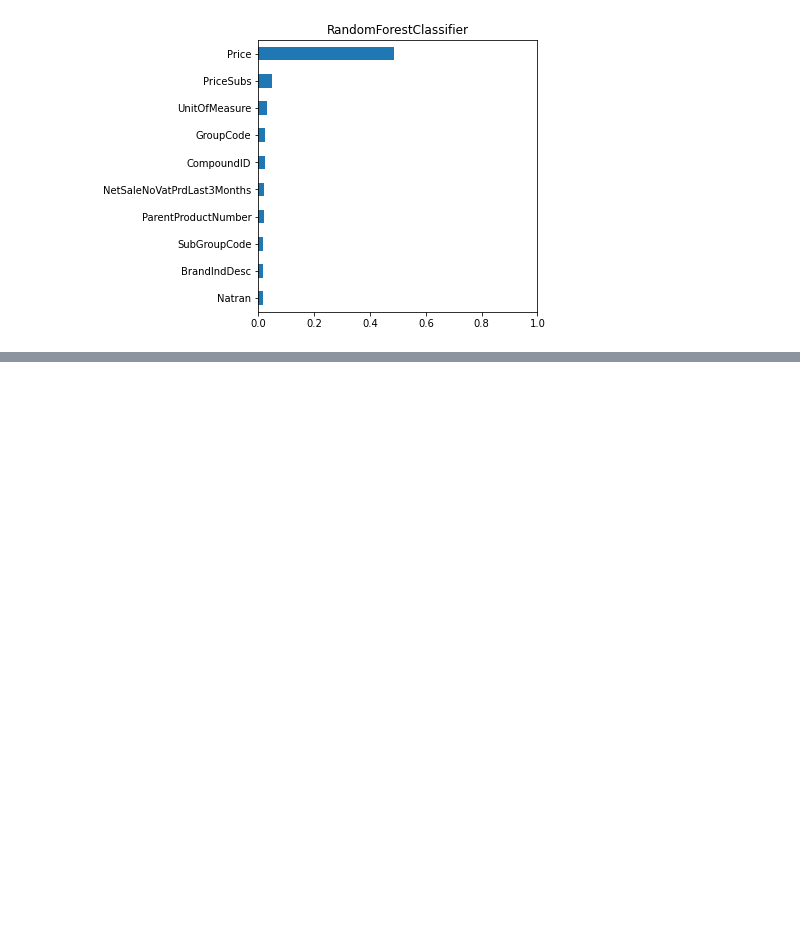
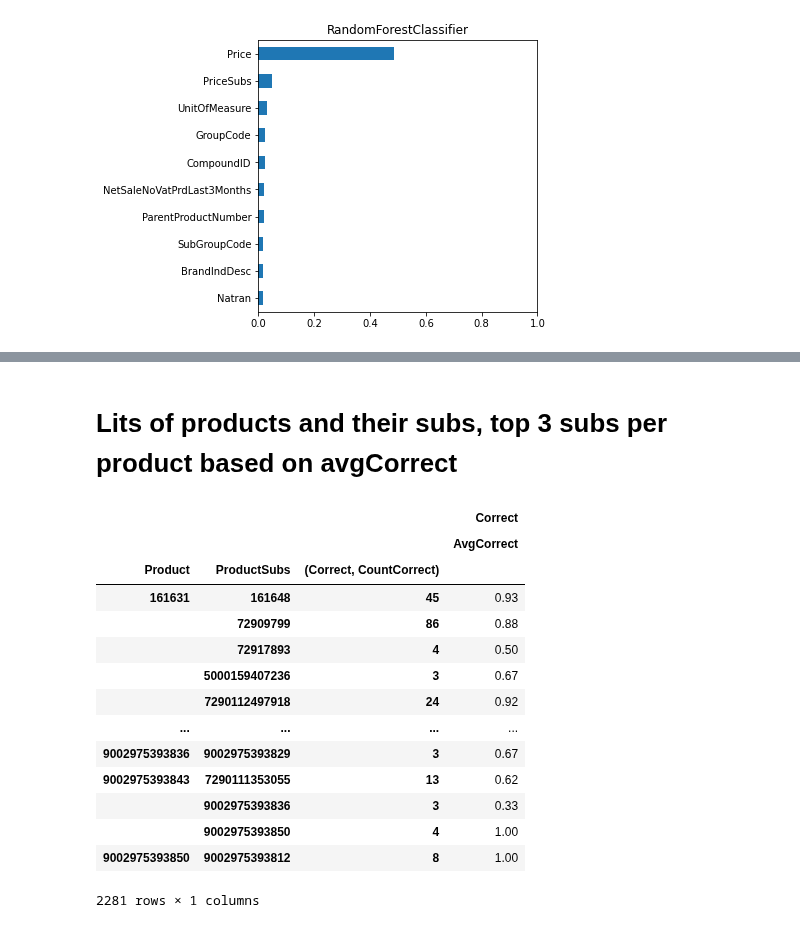
Before and after one commit to DanielKorenDataScience/ClassificationProject, a Jupyter notebook: Shufersal_predict.ipynb, the cells around one changed output, grey strips where cells are left out. Cells and saved outputs as stored; diff of their text form; code cells hidden in the pictures; blank space fills up the shorter version.

```diff
--- a/Shufersal_predict.ipynb
+++ b/Shufersal_predict.ipynb
@@ -475,0 +663,4 @@ running:  RandomForestClassifier (38122, 48)
+# %%
+mask3 = (result_stat.iloc[:,1] >=3)
+df_res = result_stat[mask3]
+df_res.head(10)
@@ -475,0 +703,22 @@ running:  RandomForestClassifier (38122, 48)
+# %% [markdown]
+# Lits of products and their subs, top 3 subs per product based on avgCorrect
+# %%
+# the next groupby remove the columns from the df, so we trickit and add it to the index - groupby preserve the index
+df_recommend = df_res.set_index(('Correct','CountCorrect'), append=True)
+df_recommend
+# %% [output]
+|  |  |  | Correct |
+|  |  |  | AvgCorrect |
+| Product | ProductSubs | (Correct, CountCorrect) |  |
+| 161631 | 161648 | 45 | 0.93 |
+|  | 72909799 | 86 | 0.88 |
+|  | 72917893 | 4 | 0.50 |
+|  | 5000159407236 | 3 | 0.67 |
+|  | 7290112497918 | 24 | 0.92 |
+| ... | ... | ... | ... |
+| 9002975393836 | 9002975393829 | 3 | 0.67 |
+| 9002975393843 | 7290111353055 | 13 | 0.62 |
+|  | 9002975393836 | 3 | 0.33 |
+|  | 9002975393850 | 4 | 1.00 |
+| 9002975393850 | 9002975393812 | 8 | 1.00 |
+2281 rows × 1 columns
```
Also changed, not shown: parts of 40 cells of this notebook.
